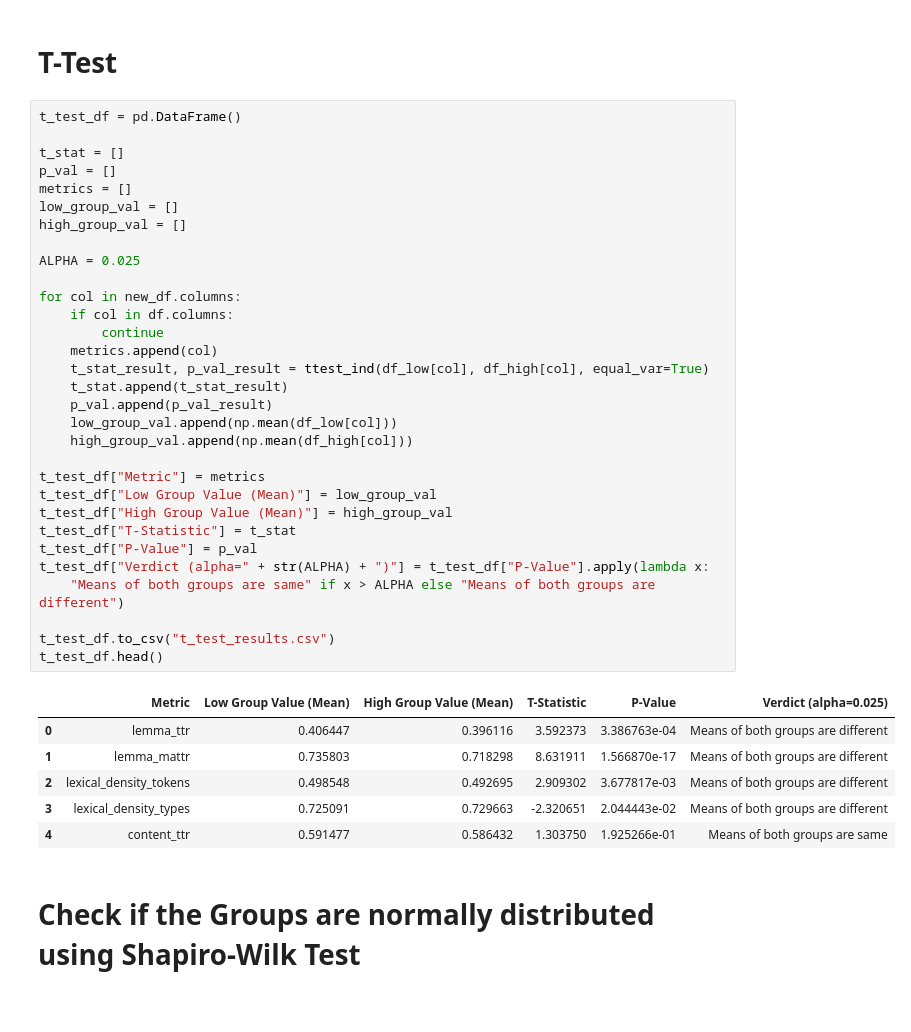
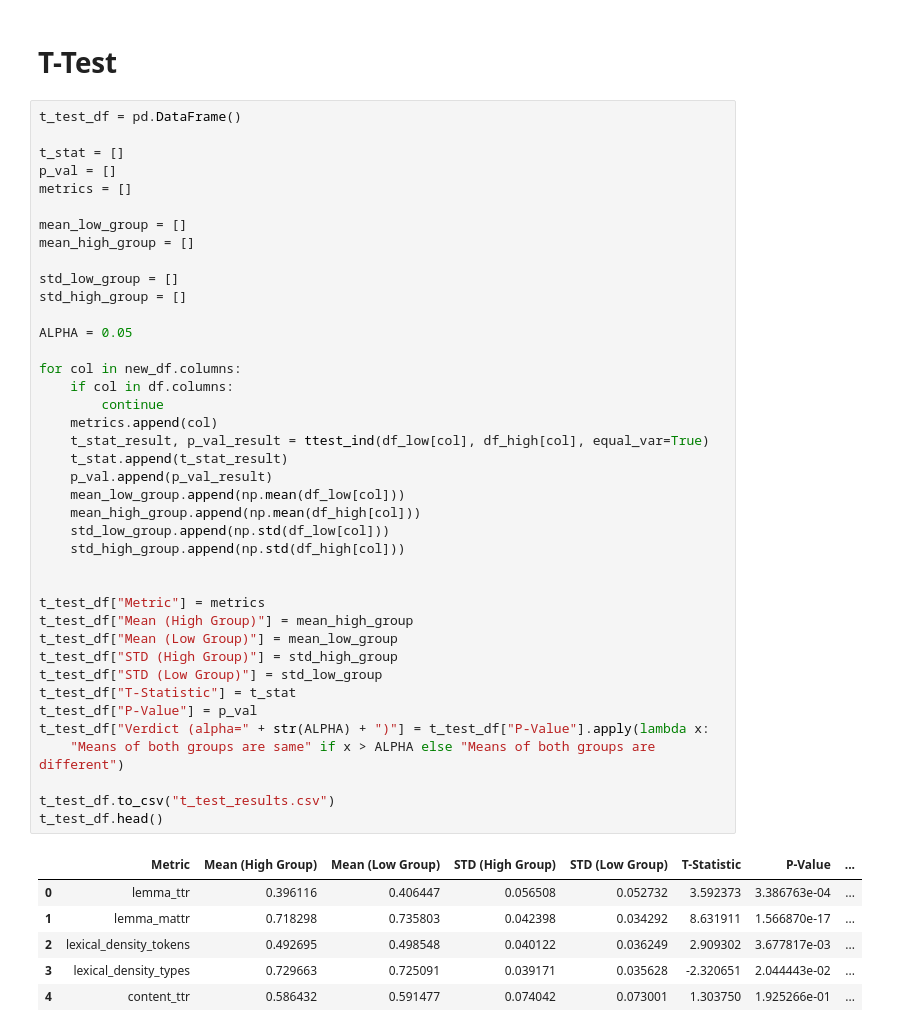
Before and after one commit to srivarshan-s/CoAuthorViz, a Jupyter notebook: notebooks/analysis.ipynb, the cells around one changed output. Cells and saved outputs as stored; diff of their text form.

Commit message:
Change alpha for statistical tests

```diff
--- a/notebooks/analysis.ipynb
+++ b/notebooks/analysis.ipynb
@@ -277,40 +283,47 @@ all_metrics_stats_df
 # %%
 t_test_df = pd.DataFrame()
 
 t_stat = []
 p_val = []
 metrics = []
-low_group_val = []
-high_group_val = []
 
-ALPHA = 0.025
+mean_low_group = []
+mean_high_group = []
+
+std_low_group = []
+std_high_group = []
+
+ALPHA = 0.05
 
 for col in new_df.columns:
     if col in df.columns:
         continue
     metrics.append(col)
     t_stat_result, p_val_result = ttest_ind(df_low[col], df_high[col], equal_var=True)
     t_stat.append(t_stat_result)
     p_val.append(p_val_result)
-    low_group_val.append(np.mean(df_low[col]))
-    high_group_val.append(np.mean(df_high[col]))
+    mean_low_group.append(np.mean(df_low[col]))
+    mean_high_group.append(np.mean(df_high[col]))
+    std_low_group.append(np.std(df_low[col]))
+    std_high_group.append(np.std(df_high[col]))
+
 
 t_test_df["Metric"] = metrics
-t_test_df["Low Group Value (Mean)"] = low_group_val
-t_test_df["High Group Value (Mean)"] = high_group_val
+t_test_df["Mean (High Group)"] = mean_high_group
+t_test_df["Mean (Low Group)"] = mean_low_group
+t_test_df["STD (High Group)"] = std_high_group
+t_test_df["STD (Low Group)"] = std_low_group
 t_test_df["T-Statistic"] = t_stat
 t_test_df["P-Value"] = p_val
 t_test_df["Verdict (alpha=" + str(ALPHA) + ")"] = t_test_df["P-Value"].apply(lambda x:
     "Means of both groups are same" if x > ALPHA else "Means of both groups are different")
 
 t_test_df.to_csv("t_test_results.csv")
 t_test_df.head()
 # %% [output]
-|  | Metric | Low Group Value (Mean) | High Group Value (Mean) | T-Statistic | P-Value | Verdict (alpha=0.025) |
-| 0 | lemma_ttr | 0.406447 | 0.396116 | 3.592373 | 3.386763e-04 | Means of both groups are different |
-| 1 | lemma_mattr | 0.735803 | 0.718298 | 8.631911 | 1.566870e-17 | Means of both groups are different |
-| 2 | lexical_density_tokens | 0.498548 | 0.492695 | 2.909302 | 3.677817e-03 | Means of both groups are different |
-| 3 | lexical_density_types | 0.725091 | 0.729663 | -2.320651 | 2.044443e-02 | Means of both groups are different |
-| 4 | content_ttr | 0.591477 | 0.586432 | 1.303750 | 1.925266e-01 | Means of both groups are same |
+|  | Metric | Mean (High Group) | Mean (Low Group) | STD (High Group) | STD (Low Group) | T-Statistic | P-Value | ... |
+| 0 | lemma_ttr | 0.396116 | 0.406447 | 0.056508 | 0.052732 | 3.592373 | 3.386763e-04 | ... |
+| 1 | lemma_mattr | 0.718298 | 0.735803 | 0.042398 | 0.034292 | 8.631911 | 1.566870e-17 | ... |
+| 2 | lexical_density_tokens | 0.492695 | 0.498548 | 0.040122 | 0.036249 | 2.909302 | 3.677817e-03 | ... |
+| 3 | lexical_density_types | 0.729663 | 0.725091 | 0.039171 | 0.035628 | -2.320651 | 2.044443e-02 | ... |
+| 4 | content_ttr | 0.586432 | 0.591477 | 0.074042 | 0.073001 | 1.303750 | 1.925266e-01 | ... |
-# %% [markdown]
-# Check if the Groups are normally distributed using Shapiro-Wilk Test
```
Also changed, not shown: parts of 13 cells of this notebook.
